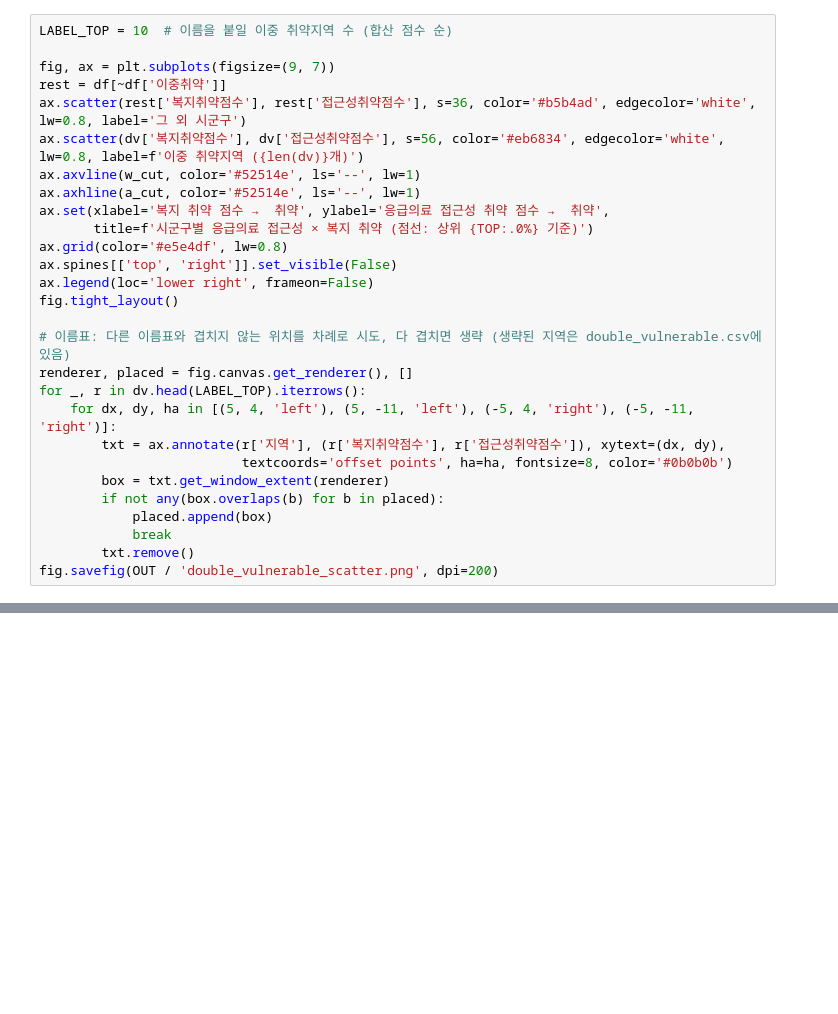
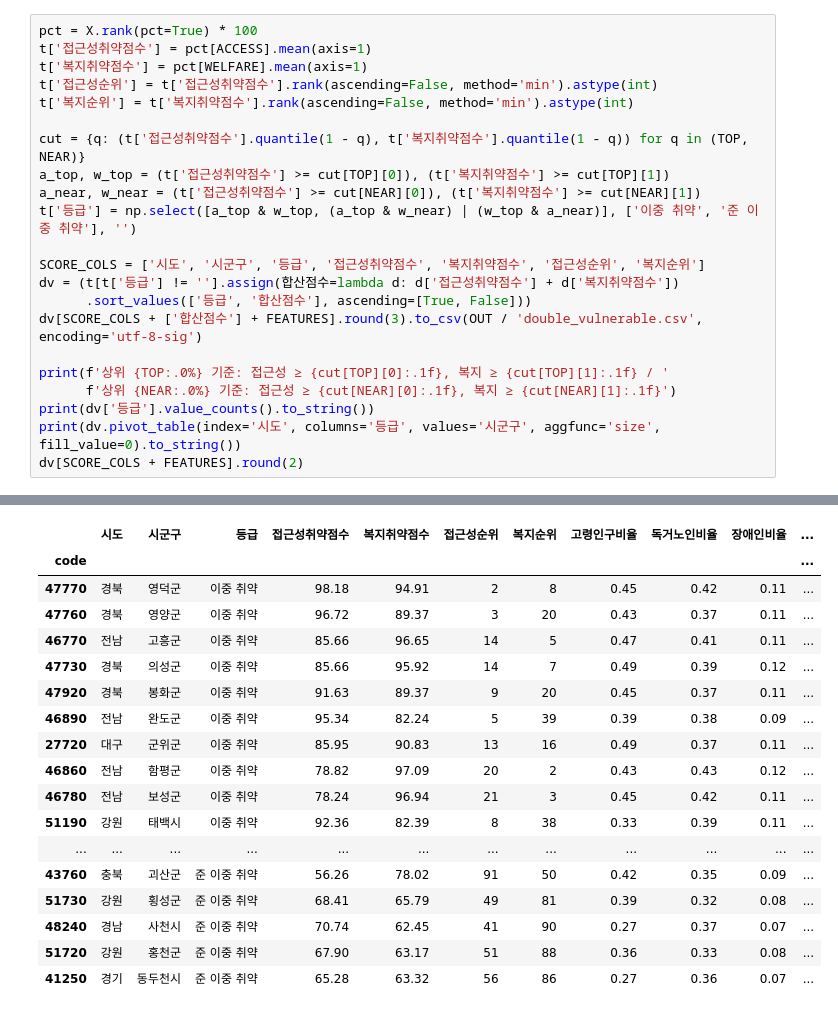
Before and after one commit to gaeun1961/emergency-policy-clustering-analysis, a Jupyter notebook: notebooks/sigungu_clustering.ipynb, the cells around one changed output, grey strips where cells are left out. Cells and saved outputs as stored; diff of their text form; blank space fills up the shorter version.

```diff
--- a/notebooks/sigungu_clustering.ipynb
+++ b/notebooks/sigungu_clustering.ipynb
@@ -107,28 +148,23 @@ dv[['지역', '접근성취약점수', '복지취약점수', '클러스터'] + F
 # %%
-LABEL_TOP = 10  # 이름을 붙일 이중 취약지역 수 (합산 점수 순)
+pct = X.rank(pct=True) * 100
+t['접근성취약점수'] = pct[ACCESS].mean(axis=1)
+t['복지취약점수'] = pct[WELFARE].mean(axis=1)
+t['접근성순위'] = t['접근성취약점수'].rank(ascending=False, method='min').astype(int)
+t['복지순위'] = t['복지취약점수'].rank(ascending=False, method='min').astype(int)
 
-fig, ax = plt.subplots(figsize=(9, 7))
-rest = df[~df['이중취약']]
-ax.scatter(rest['복지취약점수'], rest['접근성취약점수'], s=36, color='#b5b4ad', edgecolor='white', lw=0.8, label='그 외 시군구')
-ax.scatter(dv['복지취약점수'], dv['접근성취약점수'], s=56, color='#eb6834', edgecolor='white', lw=0.8, label=f'이중 취약지역 ({len(dv)}개)')
-ax.axvline(w_cut, color='#52514e', ls='--', lw=1)
-ax.axhline(a_cut, color='#52514e', ls='--', lw=1)
-ax.set(xlabel='복지 취약 점수 →  취약', ylabel='응급의료 접근성 취약 점수 →  취약',
-       title=f'시군구별 응급의료 접근성 × 복지 취약 (점선: 상위 {TOP:.0%} 기준)')
-ax.grid(color='#e5e4df', lw=0.8)
-ax.spines[['top', 'right']].set_visible(False)
-ax.legend(loc='lower right', frameon=False)
-fig.tight_layout()
+cut = {q: (t['접근성취약점수'].quantile(1 - q), t['복지취약점수'].quantile(1 - q)) for q in (TOP, NEAR)}
+a_top, w_top = (t['접근성취약점수'] >= cut[TOP][0]), (t['복지취약점수'] >= cut[TOP][1])
+a_near, w_near = (t['접근성취약점수'] >= cut[NEAR][0]), (t['복지취약점수'] >= cut[NEAR][1])
+t['등급'] = np.select([a_top & w_top, (a_top & w_near) | (w_top & a_near)], ['이중 취약', '준 이중 취약'], '')
 
-# 이름표: 다른 이름표와 겹치지 않는 위치를 차례로 시도, 다 겹치면 생략 (생략된 지역은 double_vulnerable.csv에 있음)
-renderer, placed = fig.canvas.get_renderer(), []
-for _, r in dv.head(LABEL_TOP).iterrows():
-    for dx, dy, ha in [(5, 4, 'left'), (5, -11, 'left'), (-5, 4, 'right'), (-5, -11, 'right')]:
-        txt = ax.annotate(r['지역'], (r['복지취약점수'], r['접근성취약점수']), xytext=(dx, dy),
-                          textcoords='offset points', ha=ha, fontsize=8, color='#0b0b0b')
-        box = txt.get_window_extent(renderer)
-        if not any(box.overlaps(b) for b in placed):
-            placed.append(box)
-            break
-        txt.remove()
-fig.savefig(OUT / 'double_vulnerable_scatter.png', dpi=200)
+SCORE_COLS = ['시도', '시군구', '등급', '접근성취약점수', '복지취약점수', '접근성순위', '복지순위']
+dv = (t[t['등급'] != ''].assign(합산점수=lambda d: d['접근성취약점수'] + d['복지취약점수'])
+      .sort_values(['등급', '합산점수'], ascending=[True, False]))
+dv[SCORE_COLS + ['합산점수'] + FEATURES].round(3).to_csv(OUT / 'double_vulnerable.csv', encoding='utf-8-sig')
+
+print(f'상위 {TOP:.0%} 기준: 접근성 ≥ {cut[TOP][0]:.1f}, 복지 ≥ {cut[TOP][1]:.1f} / '
+      f'상위 {NEAR:.0%} 기준: 접근성 ≥ {cut[NEAR][0]:.1f}, 복지 ≥ {cut[NEAR][1]:.1f}')
+print(dv['등급'].value_counts().to_string())
+print(dv.pivot_table(index='시도', columns='등급', values='시군구', aggfunc='size', fill_value=0).to_string())
+dv[SCORE_COLS + FEATURES].round(2)
+# %% [output]
@@ -134,0 +187,18 @@ fig.savefig(OUT / 'double_vulnerable_scatter.png', dpi=200)
+|  | 시도 | 시군구 | 등급 | 접근성취약점수 | 복지취약점수 | 접근성순위 | 복지순위 | 고령인구비율 | 독거노인비율 | 장애인비율 | ... |
+| code |  |  |  |  |  |  |  |  |  |  | ... |
+| 47770 | 경북 | 영덕군 | 이중 취약 | 98.18 | 94.91 | 2 | 8 | 0.45 | 0.42 | 0.11 | ... |
+| 47760 | 경북 | 영양군 | 이중 취약 | 96.72 | 89.37 | 3 | 20 | 0.43 | 0.37 | 0.11 | ... |
+| 46770 | 전남 | 고흥군 | 이중 취약 | 85.66 | 96.65 | 14 | 5 | 0.47 | 0.41 | 0.11 | ... |
+| 47730 | 경북 | 의성군 | 이중 취약 | 85.66 | 95.92 | 14 | 7 | 0.49 | 0.39 | 0.12 | ... |
+| 47920 | 경북 | 봉화군 | 이중 취약 | 91.63 | 89.37 | 9 | 20 | 0.45 | 0.37 | 0.11 | ... |
+| 46890 | 전남 | 완도군 | 이중 취약 | 95.34 | 82.24 | 5 | 39 | 0.39 | 0.38 | 0.09 | ... |
+| 27720 | 대구 | 군위군 | 이중 취약 | 85.95 | 90.83 | 13 | 16 | 0.49 | 0.37 | 0.11 | ... |
+| 46860 | 전남 | 함평군 | 이중 취약 | 78.82 | 97.09 | 20 | 2 | 0.43 | 0.43 | 0.12 | ... |
+| 46780 | 전남 | 보성군 | 이중 취약 | 78.24 | 96.94 | 21 | 3 | 0.45 | 0.42 | 0.11 | ... |
+| 51190 | 강원 | 태백시 | 이중 취약 | 92.36 | 82.39 | 8 | 38 | 0.33 | 0.39 | 0.11 | ... |
+| ... | ... | ... | ... | ... | ... | ... | ... | ... | ... | ... | ... |
+| 43760 | 충북 | 괴산군 | 준 이중 취약 | 56.26 | 78.02 | 91 | 50 | 0.42 | 0.35 | 0.09 | ... |
+| 51730 | 강원 | 횡성군 | 준 이중 취약 | 68.41 | 65.79 | 49 | 81 | 0.39 | 0.32 | 0.08 | ... |
+| 48240 | 경남 | 사천시 | 준 이중 취약 | 70.74 | 62.45 | 41 | 90 | 0.27 | 0.37 | 0.07 | ... |
+| 51720 | 강원 | 홍천군 | 준 이중 취약 | 67.90 | 63.17 | 51 | 88 | 0.36 | 0.33 | 0.08 | ... |
+| 41250 | 경기 | 동두천시 | 준 이중 취약 | 65.28 | 63.32 | 56 | 86 | 0.27 | 0.36 | 0.07 | ... |
```
Also changed, not shown: parts of 19 cells of this notebook, 8 other files.
